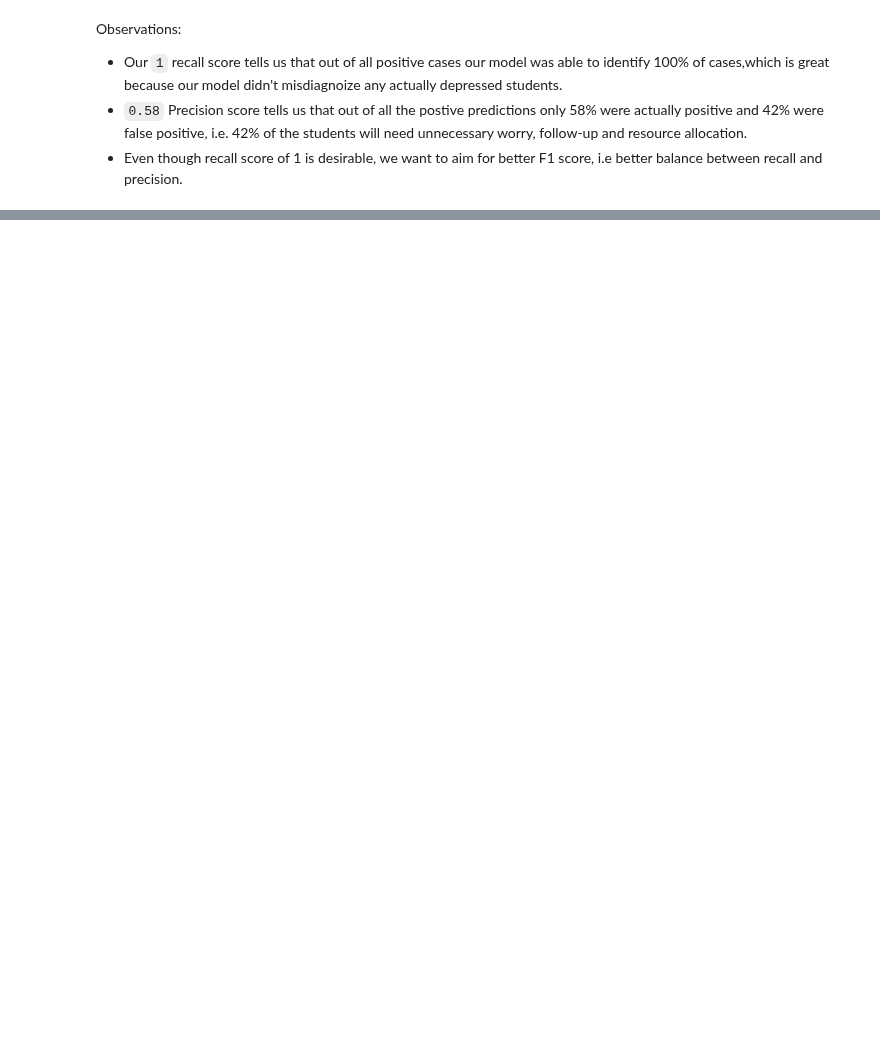
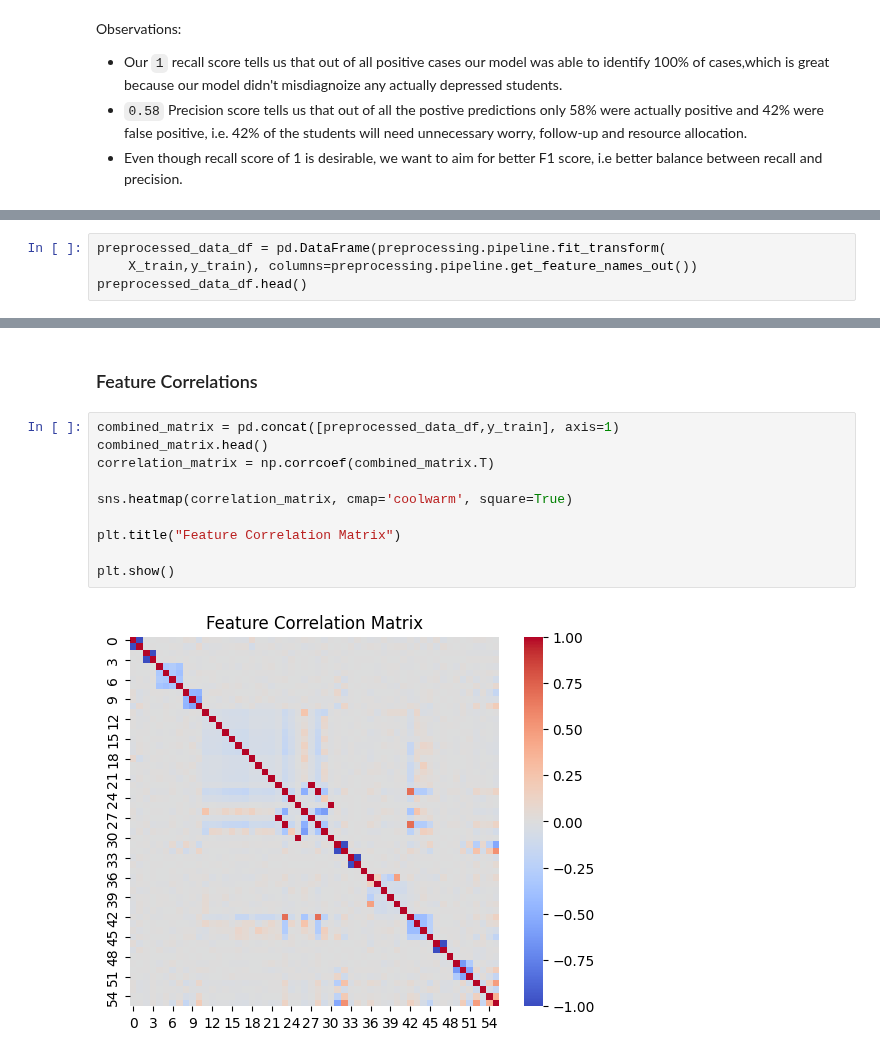
Before and after one commit to gaurangdave/mental_health_ml, a Jupyter notebook: notebooks/03_0_training_evaluation.ipynb, the cells around one changed output, grey strips where cells are left out. Cells and saved outputs as stored; diff of their text form; blank space fills up the shorter version.

```diff
--- a/notebooks/03_0_training_evaluation.ipynb
+++ b/notebooks/03_0_training_evaluation.ipynb
@@ -95,0 +135,4 @@ Observations:
+# %%
+preprocessed_data_df = pd.DataFrame(preprocessing.pipeline.fit_transform(
+    X_train,y_train), columns=preprocessing.pipeline.get_feature_names_out())
+preprocessed_data_df.head()
@@ -95,0 +147,14 @@ Observations:
+# %% [markdown]
+### Feature Correlations
+# %%
+combined_matrix = pd.concat([preprocessed_data_df,y_train], axis=1)
+combined_matrix.head()
+correlation_matrix = np.corrcoef(combined_matrix.T)
+
+sns.heatmap(correlation_matrix, cmap='coolwarm', square=True)
+
+plt.title("Feature Correlation Matrix")
+
+plt.show()
+# %% [output]
+[figure, added]
```
Also changed, not shown: parts of 18 cells of this notebook, 3 other files.
